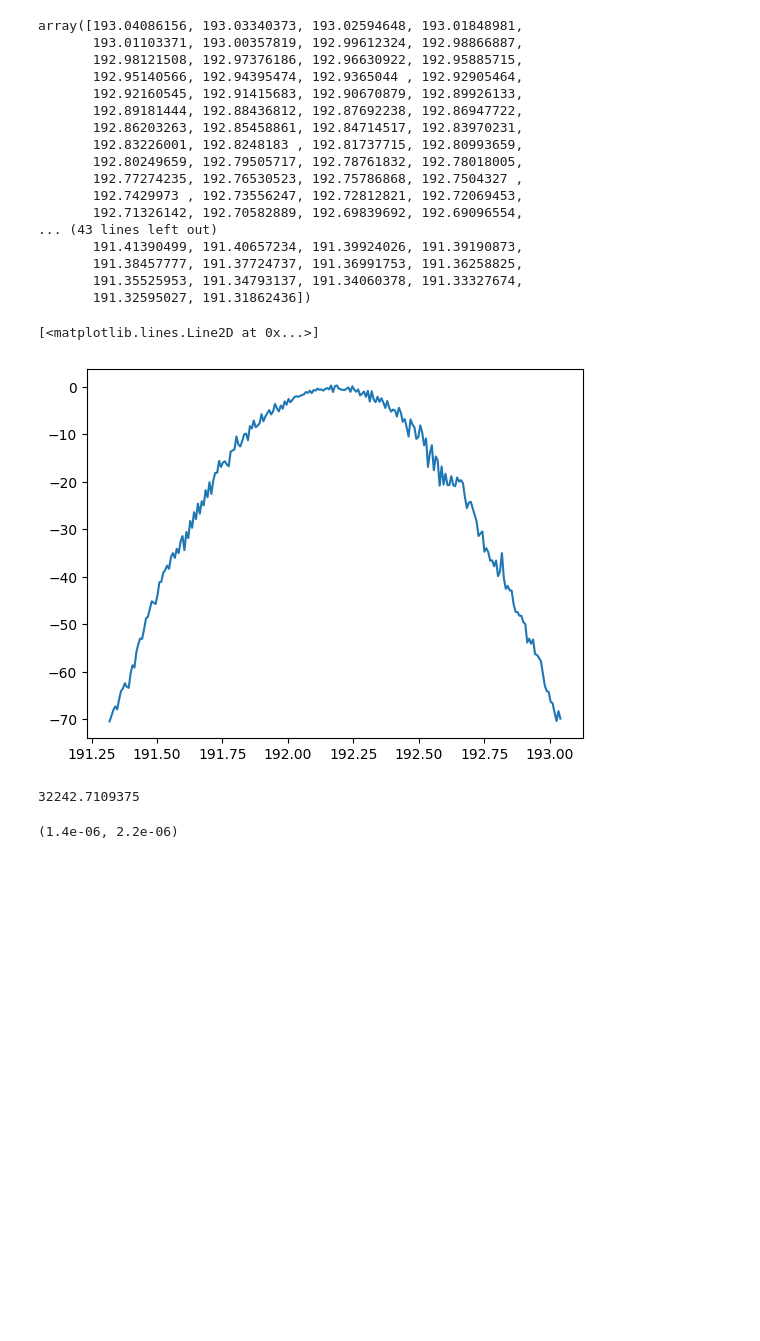
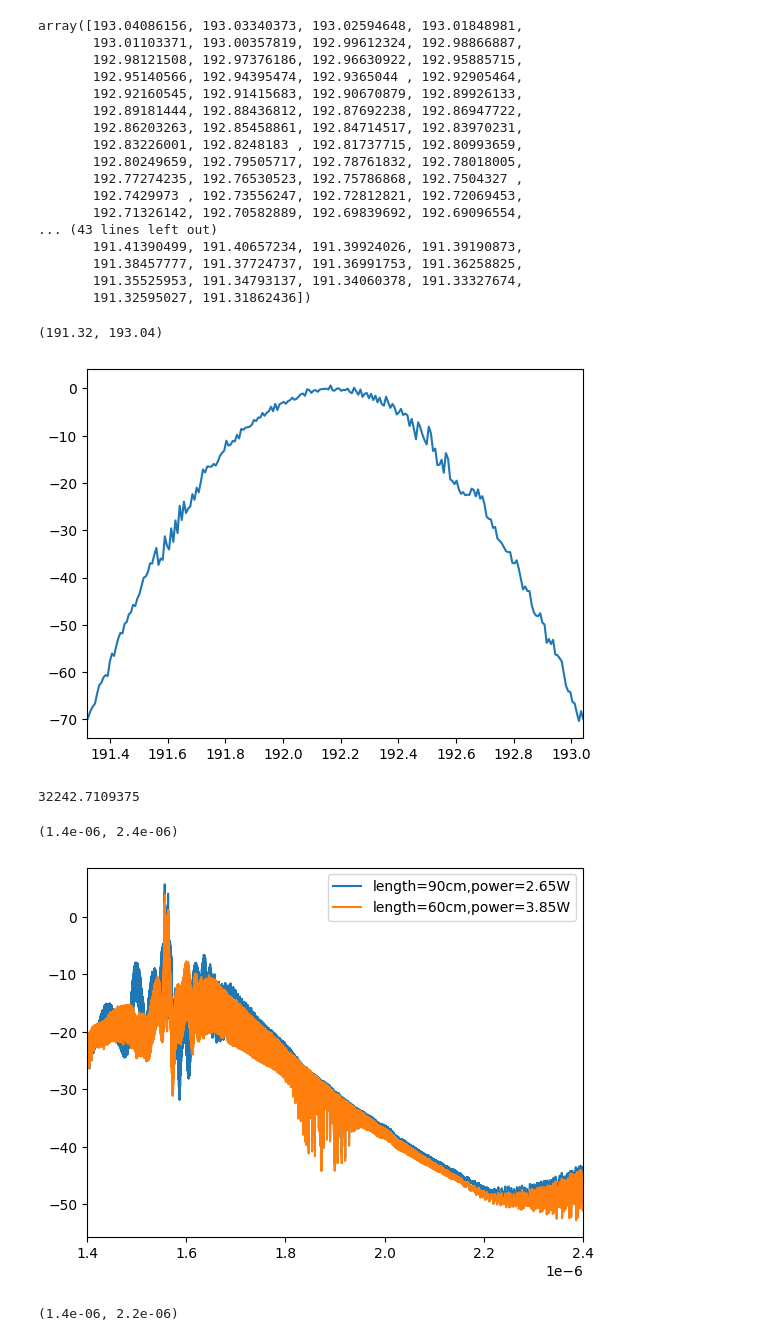
Before and after one commit to kester2015/KeckLFC-deploy, a Jupyter notebook: Notebooks/new_laptop_test.ipynb, the cells around one changed output. Saved outputs shown, nothing was run; the diff lists cells and outputs as text; code cells hidden in the pictures; blank space fills up the shorter version.

```diff
--- a/Notebooks/new_laptop_test.ipynb
+++ b/Notebooks/new_laptop_test.ipynb
@@ -984,9 +1043,10 @@ array([193.04086156, 193.03340373, 193.02594648, 193.01848981,
        191.32595027, 191.31862436])
 # %%
 plt.plot(x_hz,phase_array_now)
+plt.xlim(191.32,193.04)
 # %% [output]
-[<matplotlib.lines.Line2D at 0x...>]
+(191.32, 193.04)
-[figure, old version]
+[figure, new version]
 # %%
 phase_old=np.load(r'D:\astrocomb\KeckLFC-deploy\pulse_data\20240702_cut90_disp_m3p76_iter1_pwr3p5.npz')['phase_array']
 # %%
@@ -1041,3 +1112,29 @@ phase=aa['phase_array']
+# %%
+single=np.load(r'D:\astrocomb\KeckLFC-deploy\pulse_data\20240704_cut120_disp_m3p76_pwr2p5_usephase_0702iter3_2p2.npz')
+double=np.load(r'D:\astrocomb\KeckLFC-deploy\pulse_data\20240704_cut140_disp_m3p76_iter1_pwr3p85.npz')
+tripple=np.load(r'D:\astrocomb\KeckLFC-deploy\pulse_data\20240704_cut120_disp_m3p76_iter1_pwr2p65.npz')
+# %%
+single_x=single['x']
+single_y=single['y']
+
+double_x=double['x']
+double_y=double['y']
+
+tripple_x=tripple['x']
+tripple_y=tripple['y']
+st=1.4
+sp=2.4
+
+plt.plot(double_x,double_y)
+plt.plot(tripple_x,tripple_y)
+#plt.plot(single_x,single_y)
+
+plt.legend(['length=90cm,power=2.65W','length=60cm,power=3.85W'])
+
+plt.xlim(st*1e-6,sp*1e-6)
+# %% [output]
+(1.4e-06, 2.4e-06)
+[figure, added]
 # %%
 st=1.4
 sp=2.2
```
Also changed, not shown: parts of 13 cells of this notebook, 7 other files.
